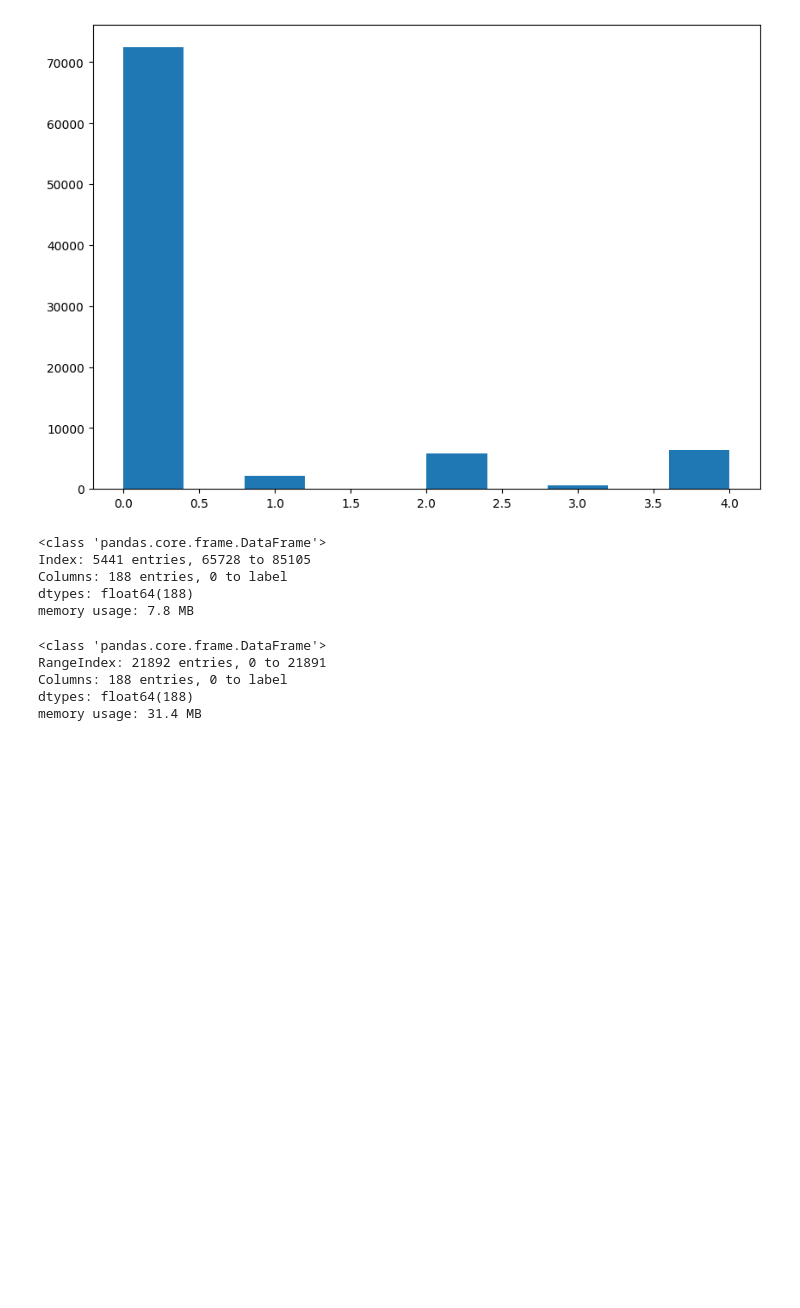
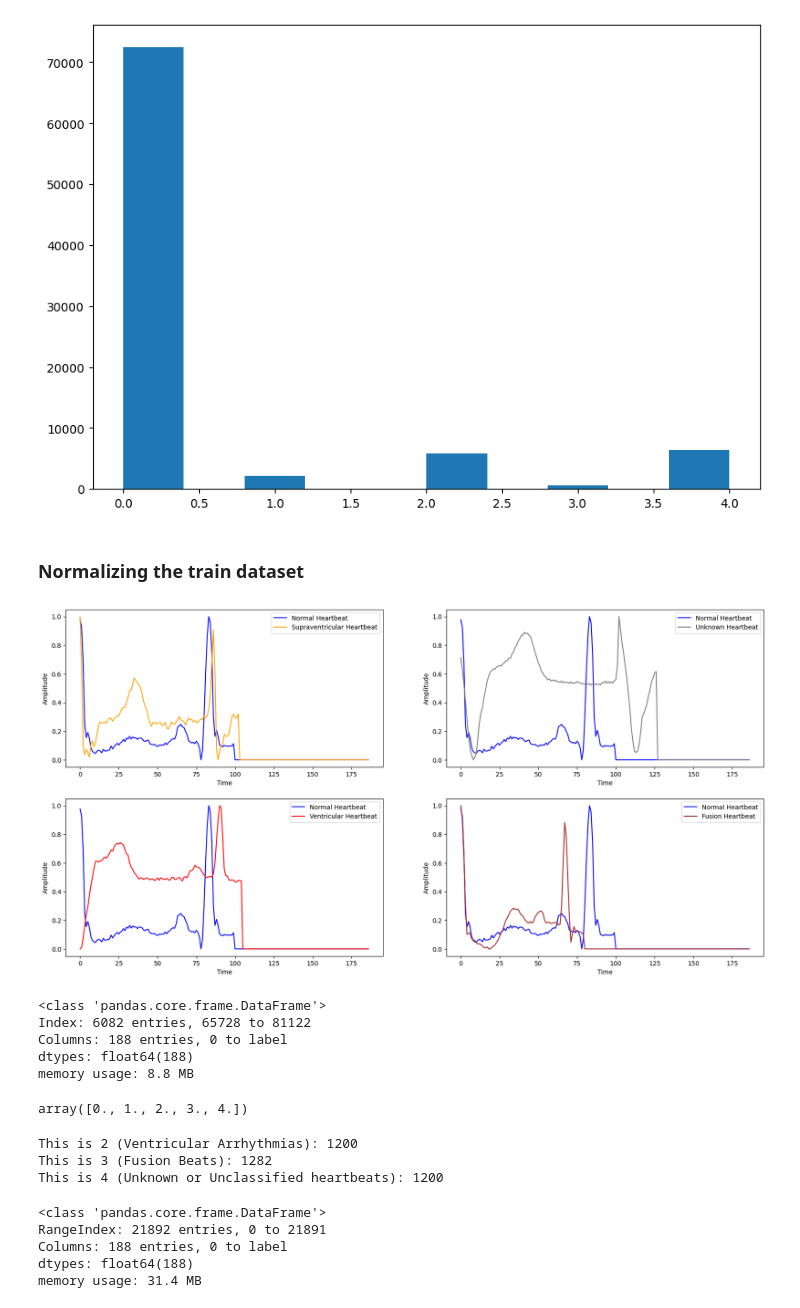
Before and after one commit to Dhawal-Modi/DSC_2024_Space_Jam, a Jupyter notebook: Task2.ipynb, the cells around one changed output. Saved outputs shown, nothing was run; the diff lists cells and outputs as text; code cells hidden in the pictures; blank space fills up the shorter version.

```diff
--- a/Task2.ipynb
+++ b/Task2.ipynb
@@ -56,4 +59,6 @@ plt.hist(df_train['label'])
 plt.show()
 # %% [output]
 [figure]
+# %% [markdown]
+### Normalizing the train dataset
 # %%
@@ -62,4 +67,38 @@ df_one = df_train[df_train['label'] == 1]
 df_two = df_train[df_train['label'] == 2]
 df_three = df_train[df_train['label'] == 3]
 df_four = df_train[df_train['label'] == 4]
+# %%
+plt.figure(figsize=(20, 10))
+
+plt.subplot(2, 2, 1)
+plt.plot(df_zero.iloc[0, :187], color='blue', label='Normal Heartbeat')
+plt.plot(df_one.iloc[0, :187], color='orange', label='Supraventricular Heartbeat')
+plt.xlabel('Time')
+plt.ylabel('Amplitude')
+plt.legend()
+
+plt.subplot(2, 2, 2)
+plt.plot(df_zero.iloc[0, :187], color='blue', label='Normal Heartbeat')
+plt.plot(df_four.iloc[0, :187], color='grey', label='Unknown Heartbeat')
+plt.xlabel('Time')
+plt.ylabel('Amplitude')
+plt.legend()
+
+plt.subplot(2, 2, 3)
+plt.plot(df_zero.iloc[0, :187], color='blue', label='Normal Heartbeat')
+plt.plot(df_two.iloc[0, :187], color='red', label='Ventricular Heartbeat')
+plt.xlabel('Time')
+plt.ylabel('Amplitude')
+plt.legend()
+
+plt.subplot(2, 2, 4)
+plt.plot(df_zero.iloc[0, :187], color='blue', label='Normal Heartbeat')
+plt.plot(df_three.iloc[0, :187], color='brown', label='Fusion Heartbeat')
+plt.xlabel('Time')
+plt.ylabel('Amplitude')
+plt.legend()
+
+plt.show()
+# %% [output]
+[figure, added]
 # %%
@@ -73,11 +111,22 @@ df_train_normalized = pd.concat([df_normal, df_one, df_two, df_three, df_four])
 # %%
 df_train_normalized.info()
+df_train_normalized.label.unique()
 # %% [output]
 <class 'pandas.core.frame.DataFrame'>
-Index: 5441 entries, 65728 to 85105
+Index: 6082 entries, 65728 to 81122
 Columns: 188 entries, 0 to label
 dtypes: float64(188)
-memory usage: 7.8 MB
+memory usage: 8.8 MB
+array([0., 1., 2., 3., 4.])
+# %%
+
+print("This is 2 (Ventricular Arrhythmias):", df_train_normalized['label'].value_counts()[2])
+print("This is 3 (Fusion Beats):", df_train_normalized['label'].value_counts()[3])
+print("This is 4 (Unknown or Unclassified heartbeats):", df_train_normalized['label'].value_counts()[4])
+# %% [output]
+This is 2 (Ventricular Arrhythmias): 1200
+This is 3 (Fusion Beats): 1282
+This is 4 (Unknown or Unclassified heartbeats): 1200
 # %%
 df_test.info()
 # %% [output]
```
Also changed, not shown: parts of 31 cells of this notebook.
